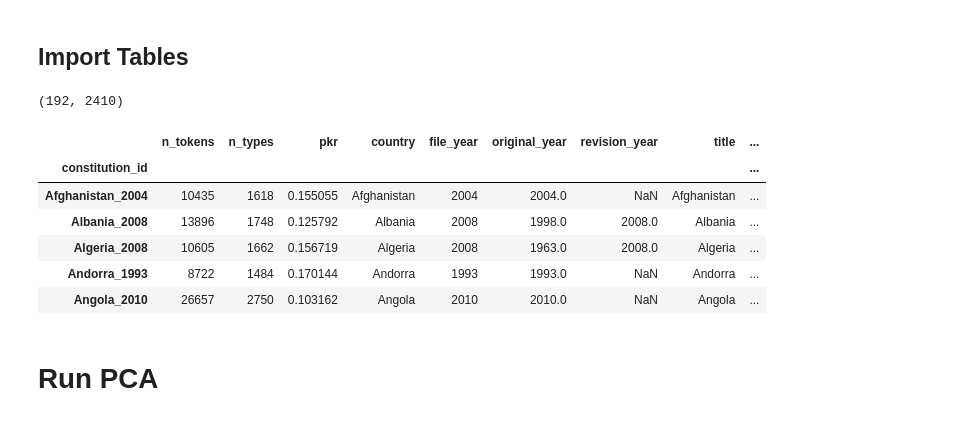
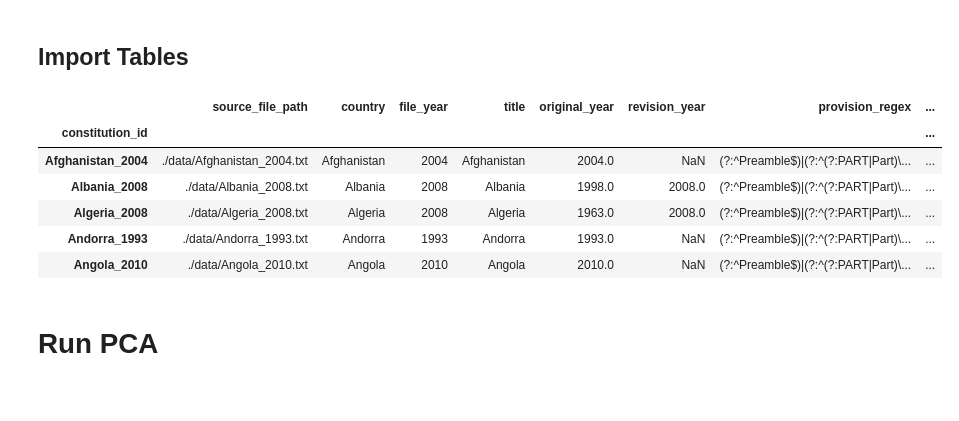
Before and after one commit to wbrannock/svv8fs_finalproject, a Jupyter notebook: PCA_Simple_OHCO.ipynb, the cells around one changed output. Saved outputs shown, nothing was run; the diff lists cells and outputs as text; code cells hidden in the pictures.

```diff
--- a/PCA_Simple_OHCO.ipynb
+++ b/PCA_Simple_OHCO.ipynb
@@ -31,24 +33,18 @@ n_components = 5
 ## Import Tables
 # %%
 LIB = pd.read_csv(f"{source_dir}/{data_prefix}-LIB.csv", sep=CSV_DELIM).set_index("constitution_id")
-DOC = pd.read_csv(f"{source_dir}/{data_prefix}-DOC-{bag}.csv", sep=CSV_DELIM).set_index("constitution_id")
-SIGS = pd.read_csv(f"{source_dir}/{data_prefix}-SIGS-{bag}.csv", sep=CSV_DELIM).set_index("term_str")
 TFIDF_L2 = pd.read_csv(f"{source_dir}/{data_prefix}-TFIDF_L2-{bag}.csv", sep=CSV_DELIM).set_index("constitution_id")
+LIB = LIB.reindex(TFIDF_L2.index)
-# %%
-TFIDF_L2.shape
-# %% [output]
-(192, 2410)
 # %%
-DOC = DOC.join(LIB[["country", "file_year", "original_year", "revision_year", "title"]], rsuffix="_lib")
-DOC.head()
+LIB.head()
 # %% [output]
-|  | n_tokens | n_types | pkr | country | file_year | original_year | revision_year | title | ... |
-| constitution_id |  |  |  |  |  |  |  |  | ... |
-| Afghanistan_2004 | 10435 | 1618 | 0.155055 | Afghanistan | 2004 | 2004.0 | NaN | Afghanistan | ... |
-| Albania_2008 | 13896 | 1748 | 0.125792 | Albania | 2008 | 1998.0 | 2008.0 | Albania | ... |
-| Algeria_2008 | 10605 | 1662 | 0.156719 | Algeria | 2008 | 1963.0 | 2008.0 | Algeria | ... |
-| Andorra_1993 | 8722 | 1484 | 0.170144 | Andorra | 1993 | 1993.0 | NaN | Andorra | ... |
-| Angola_2010 | 26657 | 2750 | 0.103162 | Angola | 2010 | 2010.0 | NaN | Angola | ... |
+|  | source_file_path | country | file_year | title | original_year | revision_year | provision_regex | ... |
+| constitution_id |  |  |  |  |  |  |  | ... |
+| Afghanistan_2004 | ./data/Afghanistan_2004.txt | Afghanistan | 2004 | Afghanistan | 2004.0 | NaN | (?:^Preamble$)|(?:^(?:PART|Part)\... | ... |
+| Albania_2008 | ./data/Albania_2008.txt | Albania | 2008 | Albania | 1998.0 | 2008.0 | (?:^Preamble$)|(?:^(?:PART|Part)\... | ... |
+| Algeria_2008 | ./data/Algeria_2008.txt | Algeria | 2008 | Algeria | 1963.0 | 2008.0 | (?:^Preamble$)|(?:^(?:PART|Part)\... | ... |
+| Andorra_1993 | ./data/Andorra_1993.txt | Andorra | 1993 | Andorra | 1993.0 | NaN | (?:^Preamble$)|(?:^(?:PART|Part)\... | ... |
+| Angola_2010 | ./data/Angola_2010.txt | Angola | 2010 | Angola | 2010.0 | NaN | (?:^Preamble$)|(?:^(?:PART|Part)\... | ... |
 # %% [markdown]
 # Run PCA
 # %%
```
Also changed, not shown: parts of 28 cells of this notebook, 15 other files.
